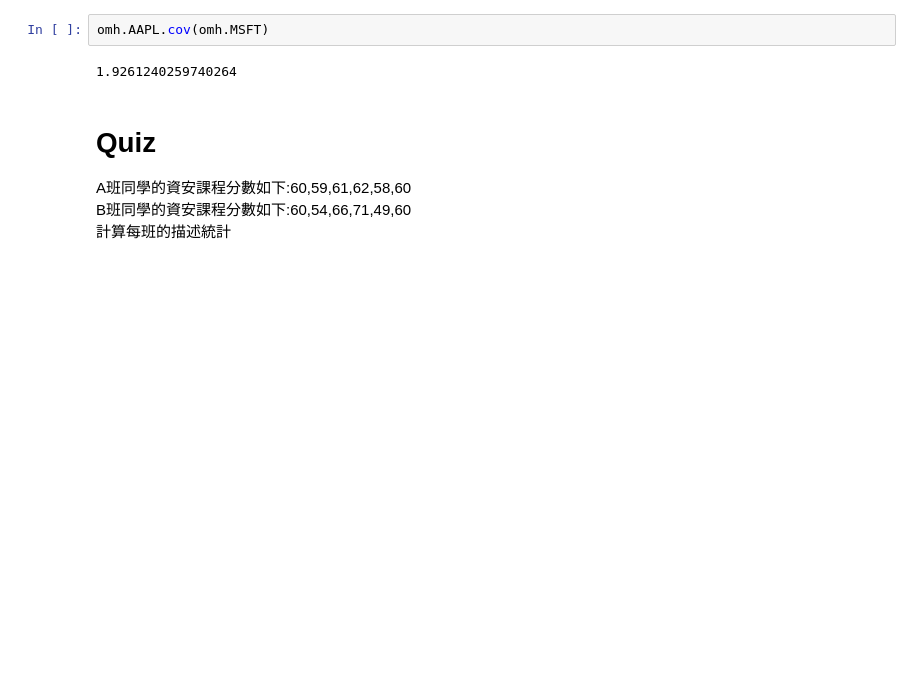
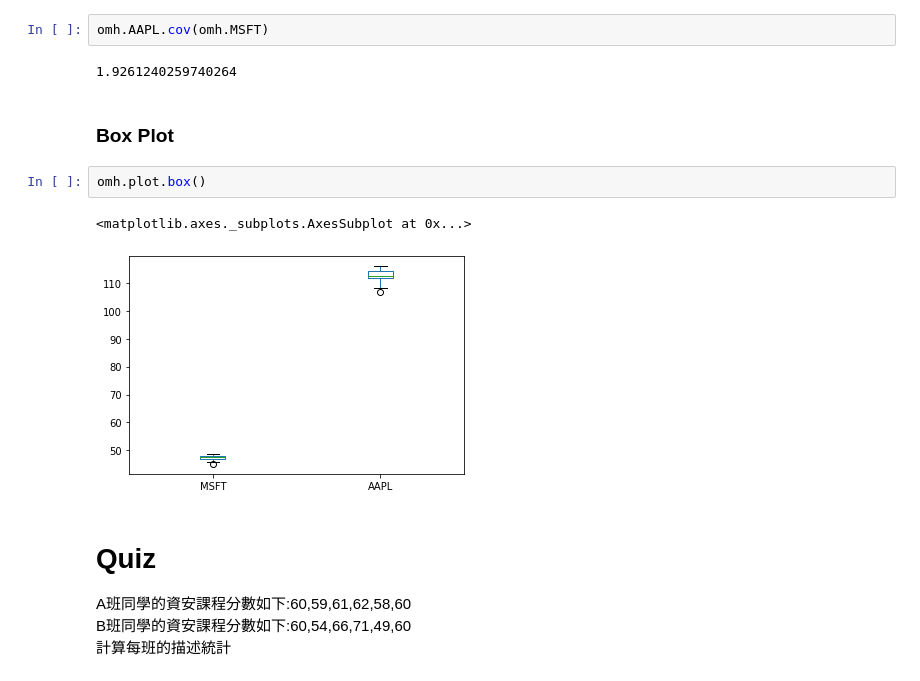
Before and after one commit to gnsJhenJie/DataScience, a Jupyter notebook: Explore_Data_Analytics.ipynb, the cells around one changed output. Saved outputs shown, nothing was run; the diff lists cells and outputs as text; blank space fills up the shorter version.

```diff
--- a/Explore_Data_Analytics.ipynb
+++ b/Explore_Data_Analytics.ipynb
@@ -173,6 +173,13 @@ omh.MSFT.cov(omh.AAPL)
 omh.AAPL.cov(omh.MSFT)
 # %% [output]
 1.9261240259740264
+# %% [markdown]
+### Box Plot
+# %%
+omh.plot.box()
+# %% [output]
+<matplotlib.axes._subplots.AxesSubplot at 0x...>
+[figure, added]
 # %% [markdown]
 # Quiz
 A班同學的資安課程分數如下:60,59,61,62,58,60
```
Also changed, not shown: parts of 4 cells of this notebook.
